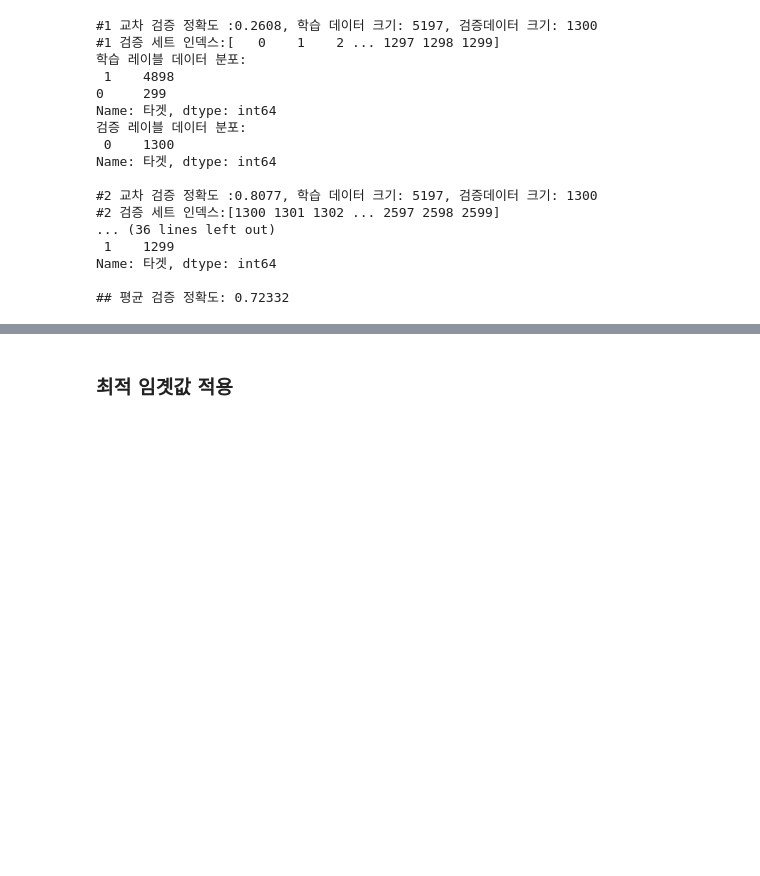
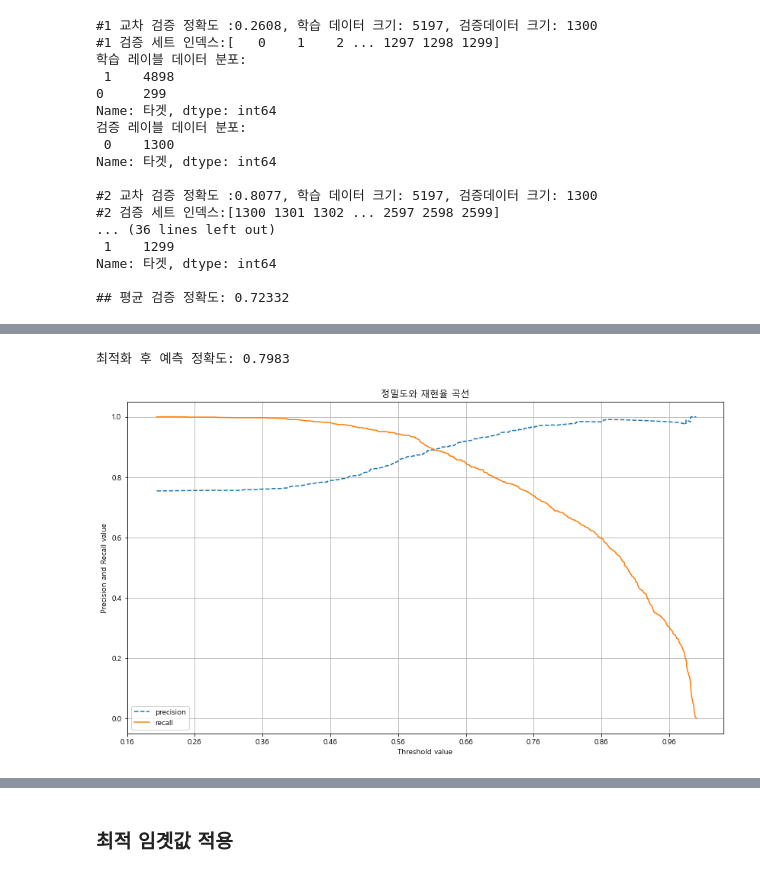
Before and after one commit to jkim0313/ubion5_tutoring, a Jupyter notebook: wine_modeling.ipynb, the cells around one changed output, grey strips where cells are left out. Saved outputs shown, nothing was run; the diff lists cells and outputs as text; code cells hidden in the pictures; blank space fills up the shorter version.

```diff
--- a/wine_modeling.ipynb
+++ b/wine_modeling.ipynb
@@ -227,13 +228,13 @@ print('LGBM roc_auc: {:0.3f}'.format(roc_auc_score(y_test, lgb_pred)))
 print('LGBM 수행 시간: {0:.1f} 초'.format(time.time()-lgb_clf_time))
 
 # XGBClassifier 학습/예측/평가
-# xgb_wrapper_time = time.time()
-# xgb_wrapper.fit(X_train, y_train)
-# xgb_pred = xgb_wrapper.predict(X_test)
+xgb_wrapper_time = time.time()
+xgb_wrapper.fit(X_train, y_train)
+xgb_pred = xgb_wrapper.predict(X_test)
 
-# print('\nXGBC 정확도: {0:.4f}'.format(accuracy_score(y_test, xgb_pred)))
-# print('XGBC roc_auc: {:0.3f}'.format(roc_auc_score(y_test, xgb_pred)))
-# print('XGBC 수행 시간: {0:.1f} 초'.format(time.time()-xgb_wrapper_time))
+print('\nXGBC 정확도: {0:.4f}'.format(accuracy_score(y_test, xgb_pred)))
+print('XGBC roc_auc: {:0.3f}'.format(roc_auc_score(y_test, xgb_pred)))
+print('XGBC 수행 시간: {0:.1f} 초'.format(time.time()-xgb_wrapper_time))
 
 # KNN 학습/예측/평가
 knn_clf_time = time.time()
@@ -426,0 +657,41 @@ Name: 타겟, dtype: int64
+# %%
+# 최적 하이퍼 파라미터 적용
+lr_clf1 = LogisticRegression(C=10, penalty='l2')
+lr_clf1.fit(X_train, y_train)
+lr1_pred = lr_clf1.predict(X_test)
+print('최적화 후 예측 정확도: {0:.4f}'.format(accuracy_score(y_test, lr1_pred)))
+# %% [output]
+최적화 후 예측 정확도: 0.7983
+# %%
+from sklearn.metrics import precision_recall_curve
+import matplotlib.pyplot as plt
+%matplotlib inline
+import warnings
+warnings.filterwarnings('ignore')
+
+plt.rcParams['axes.unicode_minus'] = False
+plt.rcParams["font.family"] = "Malgun Gothic"
+
+precisions, recalls, thresholds = precision_recall_curve(y_test, lr_clf1.predict_proba(X_test)[:, 1])
+
+# X축을 threshold값으로, Y축은 정밀도, 재현율 값으로 각각 plot 수행. 정밀도는 점선으로 표시
+plt.figure(figsize=(14, 8))
+# 임곗값 수치
+threshold_boundary = thresholds.shape[0]
+# 정밀도는 점선으로
+plt.plot(thresholds, precisions[0:threshold_boundary], linestyle='--', label='precision')
+# 재현율은 선으로
+plt.plot(thresholds, recalls[0:threshold_boundary], label='recall')
+
+start, end = plt.xlim()
+# x축을 0.1씩 증가, 소수점 둘째자리까지 표시
+plt.xticks(np.round(np.arange(start, end, 0.1), 2))
+
+plt.title("정밀도와 재현율 곡선")
+plt.xlabel('Threshold value')
+plt.ylabel('Precision and Recall value')
+plt.legend()
+plt.grid()
+plt.show()
+# %% [output]
+[figure, added]
```
Also changed, not shown: parts of 140 cells of this notebook.
